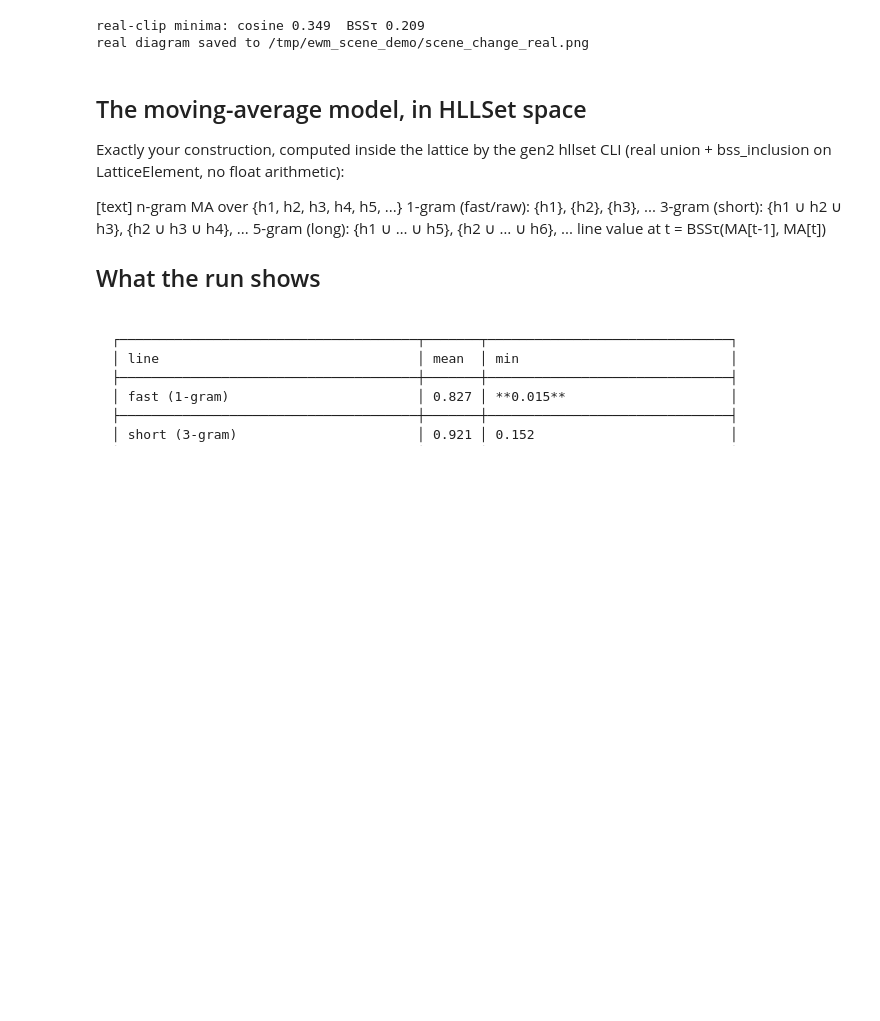
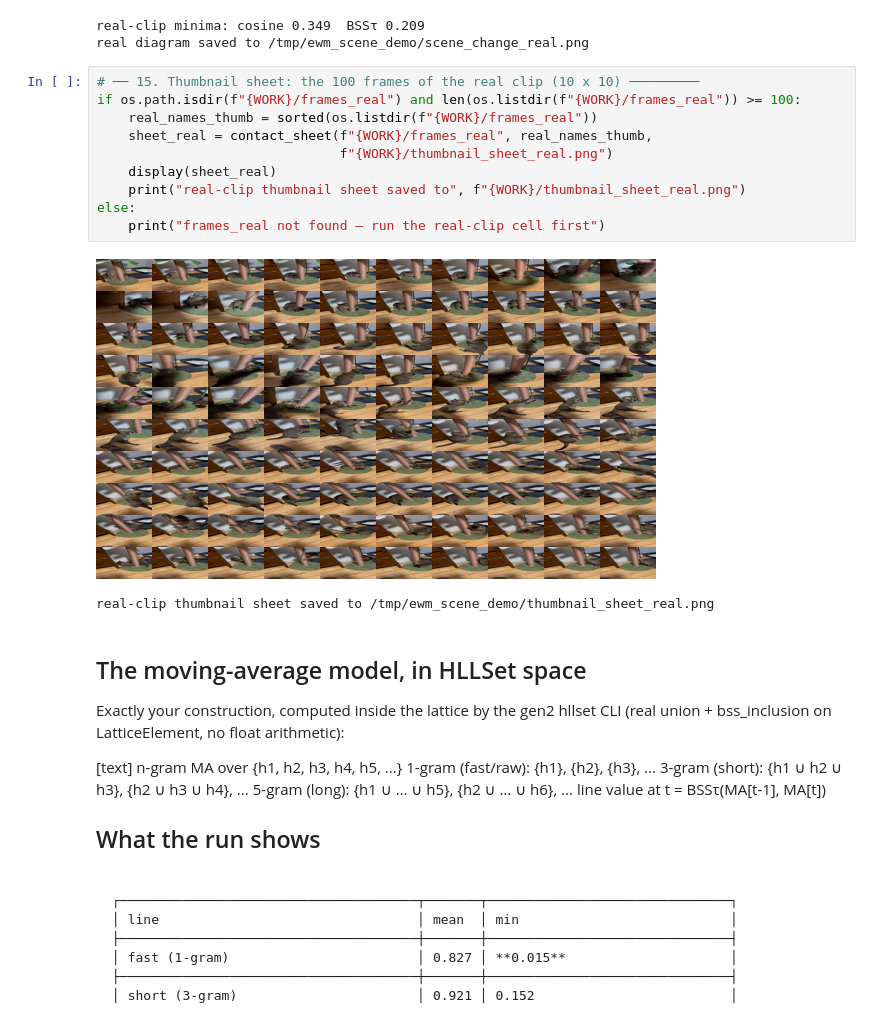
Before and after one commit to alexmy21/ewm-app-scene-analytics, a Jupyter notebook: notebooks/01_vllm_scene_change_hllset.ipynb, the cells around one changed output. Saved outputs shown, nothing was run; the diff lists cells and outputs as text; blank space fills up the shorter version.

```diff
--- a/notebooks/01_vllm_scene_change_hllset.ipynb
+++ b/notebooks/01_vllm_scene_change_hllset.ipynb
@@ -642,6 +732,19 @@ if RUN_REAL_CLIP:
 [figure]
 real-clip minima: cosine 0.349  BSSτ 0.209
 real diagram saved to /tmp/ewm_scene_demo/scene_change_real.png
+# %%
+# ── 15. Thumbnail sheet: the 100 frames of the real clip (10 x 10) ─────────
+if os.path.isdir(f"{WORK}/frames_real") and len(os.listdir(f"{WORK}/frames_real")) >= 100:
+    real_names_thumb = sorted(os.listdir(f"{WORK}/frames_real"))
+    sheet_real = contact_sheet(f"{WORK}/frames_real", real_names_thumb,
+                               f"{WORK}/thumbnail_sheet_real.png")
+    display(sheet_real)
+    print("real-clip thumbnail sheet saved to", f"{WORK}/thumbnail_sheet_real.png")
+else:
+    print("frames_real not found — run the real-clip cell first")
+# %% [output]
+[figure, added]
+real-clip thumbnail sheet saved to /tmp/ewm_scene_demo/thumbnail_sheet_real.png
 # %% [markdown]
 ## The moving-average model, in HLLSet space
 
```
Also changed, not shown: parts of 3 cells of this notebook.
